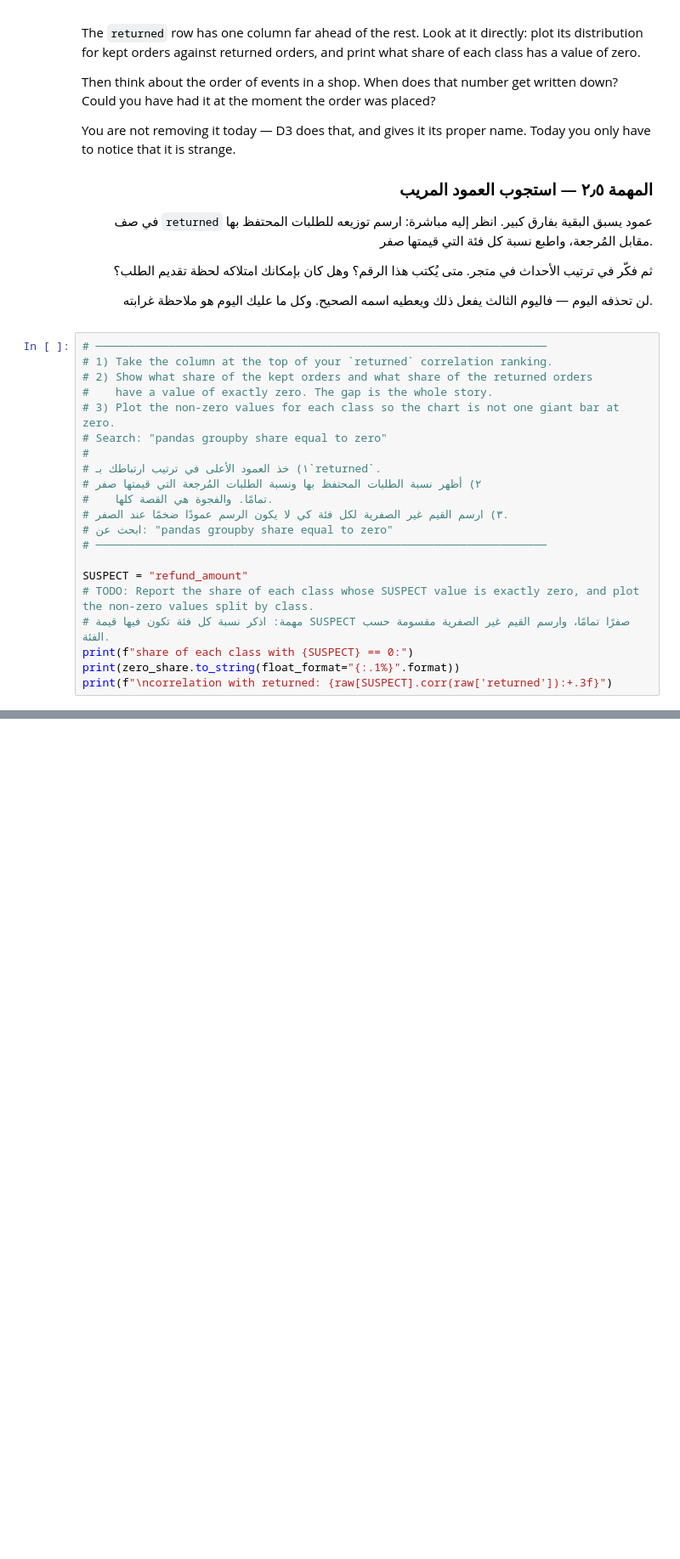
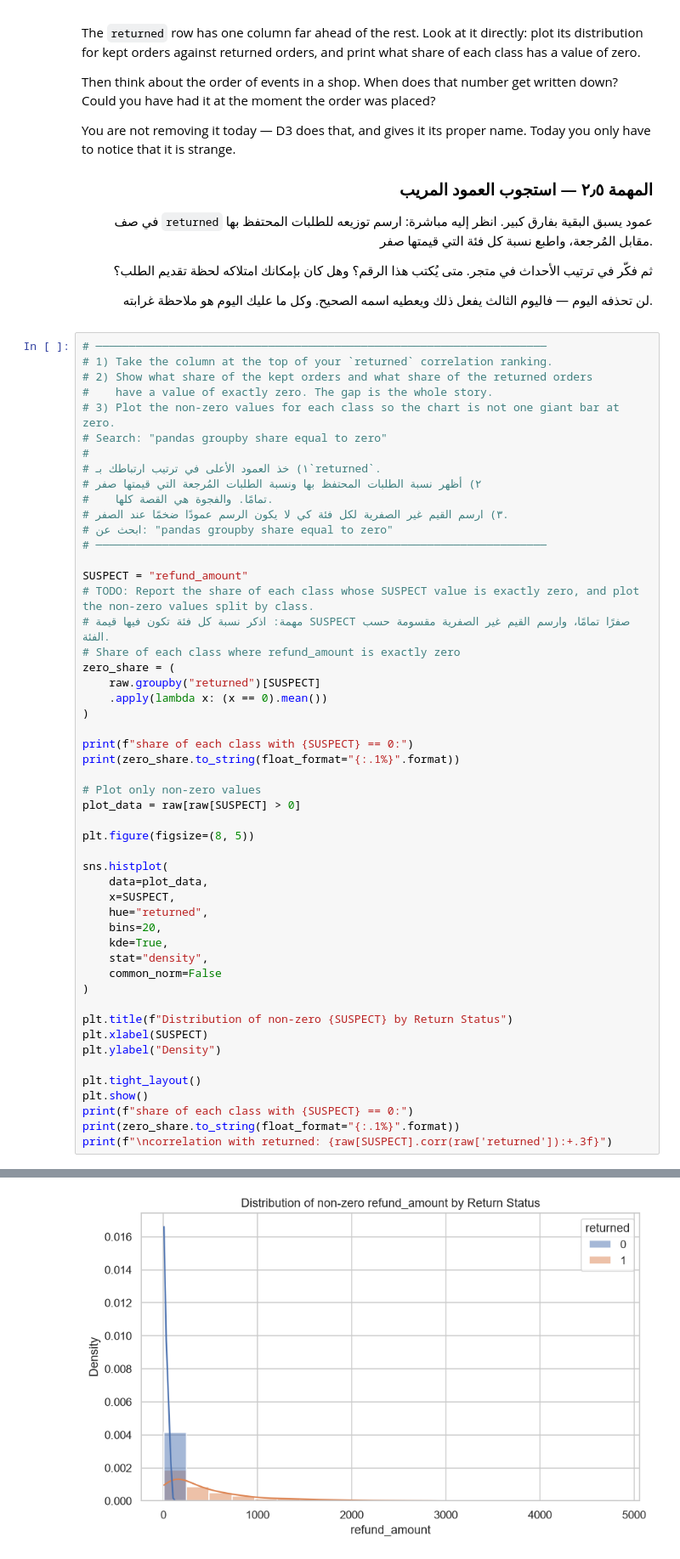
Before and after one commit to razanalhadi/AIEP_Olo_student, a Jupyter notebook: week_2_data_engineering/labs_v2/D2_eda_and_visualisation/D2_eda_and_visualisation_blank.ipynb, the cells around one changed output, grey strips where cells are left out. Shown at 85% size. Drawn from its saved outputs; the diff is of its cells as text; blank space fills up the shorter version.

```diff
--- a/week_2_data_engineering/labs_v2/D2_eda_and_visualisation/D2_eda_and_visualisation_blank.ipynb
+++ b/week_2_data_engineering/labs_v2/D2_eda_and_visualisation/D2_eda_and_visualisation_blank.ipynb
@@ -518,6 +665,37 @@ notice that it is strange.
 SUSPECT = "refund_amount"
 # TODO: Report the share of each class whose SUSPECT value is exactly zero, and plot the non-zero values split by class.
 # مهمة: اذكر نسبة كل فئة تكون فيها قيمة SUSPECT صفرًا تمامًا، وارسم القيم غير الصفرية مقسومة حسب الفئة.
+# Share of each class where refund_amount is exactly zero
+zero_share = (
+    raw.groupby("returned")[SUSPECT]
+    .apply(lambda x: (x == 0).mean())
+)
+
+print(f"share of each class with {SUSPECT} == 0:")
+print(zero_share.to_string(float_format="{:.1%}".format))
+
+# Plot only non-zero values
+plot_data = raw[raw[SUSPECT] > 0]
+
+plt.figure(figsize=(8, 5))
+
+sns.histplot(
+    data=plot_data,
+    x=SUSPECT,
+    hue="returned",
+    bins=20,
+    kde=True,
+    stat="density",
+    common_norm=False
+)
+
+plt.title(f"Distribution of non-zero {SUSPECT} by Return Status")
+plt.xlabel(SUSPECT)
+plt.ylabel("Density")
+
+plt.tight_layout()
+plt.show()
 print(f"share of each class with {SUSPECT} == 0:")
 print(zero_share.to_string(float_format="{:.1%}".format))
 print(f"\ncorrelation with returned: {raw[SUSPECT].corr(raw['returned']):+.3f}")
+# %% [output]
@@ -523,0 +706 @@ print(f"\ncorrelation with returned: {raw[SUSPECT].corr(raw['returned']):+.3f}")
+[figure, added]
```
Also changed, not shown: parts of 9 cells of this notebook.
